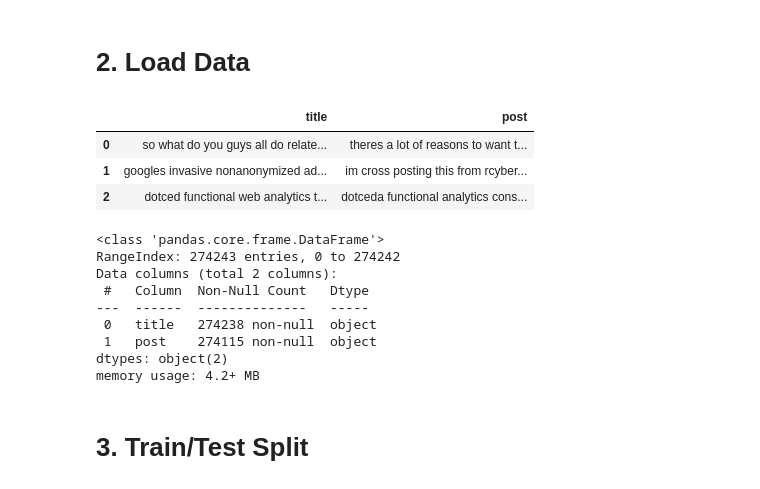
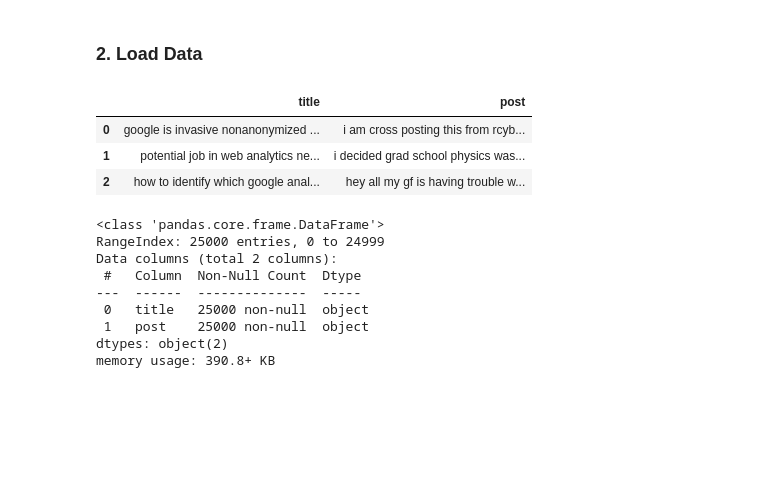
Before and after one commit to rayhung1/NLP-Headline-Generation, a Jupyter notebook: W266_Final_Project_Pegasus_Ray.ipynb, the cells around one changed output. Drawn from its saved outputs; the diff is of its cells as text; code cells hidden in the pictures; blank space fills up the shorter version.

Commit message:
updated data files for eval + peg nb

```diff
--- a/W266_Final_Project_Pegasus_Ray.ipynb
+++ b/W266_Final_Project_Pegasus_Ray.ipynb
@@ -26,26 +63,26 @@ reddit_database.csv          W266_Final_Project_Main.ipynb
 # %% [markdown]
-# 2. Load Data
+### 2. Load Data
 # %%
-# load claensed Reddit ds
-# load data
-df = pd.read_csv('drive/My Drive/W266/reddit_database_cleaned.csv')
+# set display to max width
+pd.set_option('display.max_colwidth', None)
+
+# load cleaned Reddit ds
+df = pd.read_csv('drive/My Drive/W266/reddit_subset_cleaned.csv')
 df.head(3)
 # %% [output]
 |  | title | post |
-| 0 | so what do you guys all do relate... | theres a lot of reasons to want t... |
-| 1 | googles invasive nonanonymized ad... | im cross posting this from rcyber... |
-| 2 | dotced functional web analytics t... | dotceda functional analytics cons... |
+| 0 | google is invasive nonanonymized ... | i am cross posting this from rcyb... |
+| 1 | potential job in web analytics ne... | i decided grad school physics was... |
+| 2 | how to identify which google anal... | hey all my gf is having trouble w... |
 # %%
 df.info()
 # %% [output]
 <class 'pandas.core.frame.DataFrame'>
-RangeIndex: 274243 entries, 0 to 274242
+RangeIndex: 25000 entries, 0 to 24999
 Data columns (total 2 columns):
- #   Column  Non-Null Count   Dtype
----  ------  --------------   -----
- 0   title   274238 non-null  object
- 1   post    274115 non-null  object
+ #   Column  Non-Null Count  Dtype
+---  ------  --------------  -----
+ 0   title   25000 non-null  object
+ 1   post    25000 non-null  object
 dtypes: object(2)
-memory usage: 4.2+ MB
+memory usage: 390.8+ KB
-# %% [markdown]
-# 3. Train/Test Split
```
Also changed, not shown: parts of 52 cells of this notebook, 4 other files.
